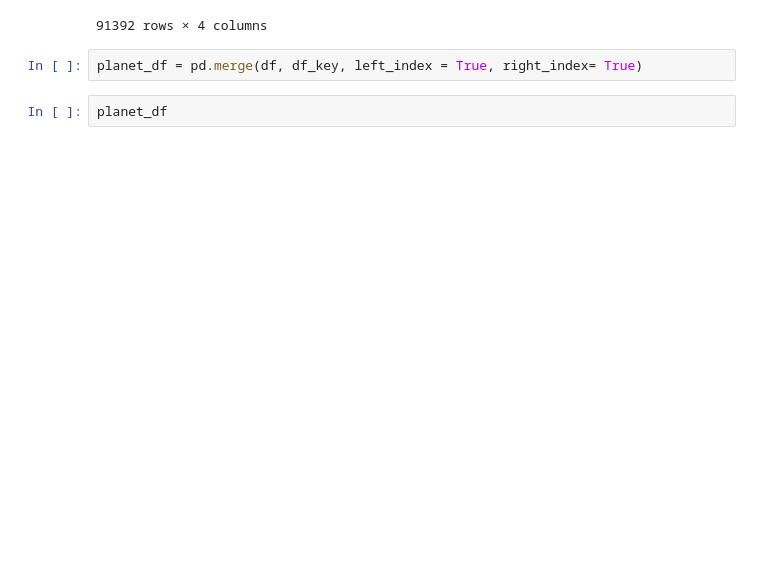
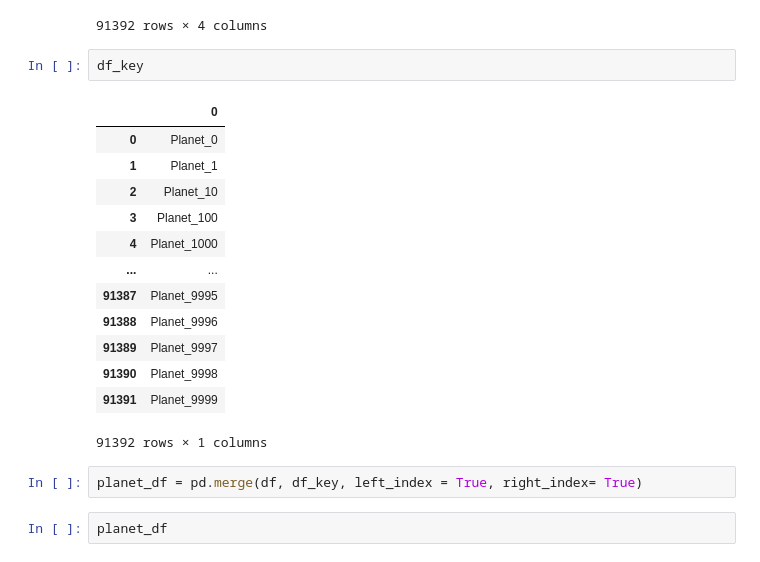
Before and after one commit to alisdghnia/DSP-Final-Project, a Jupyter notebook: Ariel ML Data Challenge.ipynb, the cells around one changed output. Drawn from its saved outputs; the diff is of its cells as text; blank space fills up the shorter version.

```diff
--- a/Ariel ML Data Challenge.ipynb
+++ b/Ariel ML Data Challenge.ipynb
@@ -192,6 +217,22 @@ df
 | 91390 | [0.00017568627328162062, 0.000138... | [0.014127388701323053, 0.01399455... | [0.47747066508210395, 0.447162953... | [7.27555920454383, 6.813739109354... |
 | 91391 | [6.709301375530038e-05, 5.2852732... | [0.000928594783142543, 0.00094293... | [0.47747066508210395, 0.447162953... | [7.27555920454383, 6.813739109354... |
 91392 rows × 4 columns
+# %%
+df_key
+# %% [output]
+|  | 0 |
+| 0 | Planet_0 |
+| 1 | Planet_1 |
+| 2 | Planet_10 |
+| 3 | Planet_100 |
+| 4 | Planet_1000 |
+| ... | ... |
+| 91387 | Planet_9995 |
+| 91388 | Planet_9996 |
+| 91389 | Planet_9997 |
+| 91390 | Planet_9998 |
+| 91391 | Planet_9999 |
+91392 rows × 1 columns
 # %%
 planet_df = pd.merge(df, df_key, left_index = True, right_index= True)
 # %%
```
Also changed, not shown: parts of 29 cells of this notebook, 1 other file.
